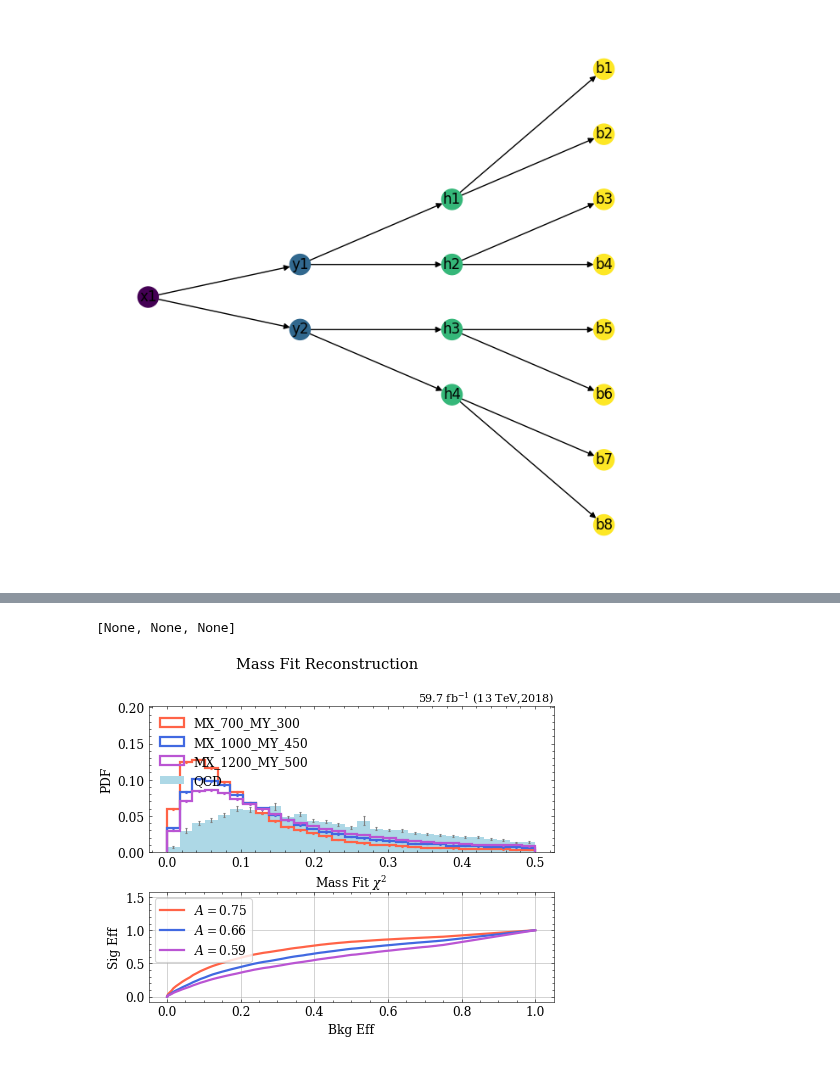
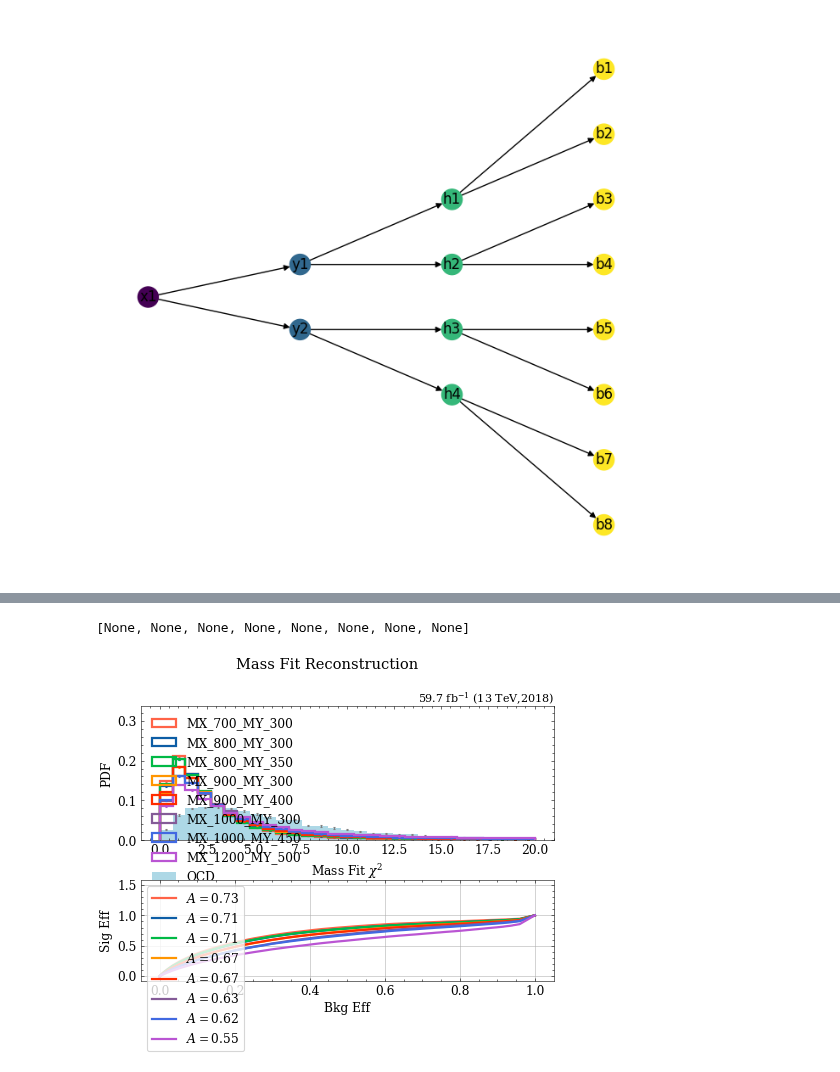
Before and after one commit to ekoenig4/analysis, a Jupyter notebook: jupyter/feynnet/x_yy_4h_8b/mass_fit_reconstruction.ipynb, the cells around one changed output, grey strips where cells are left out. Drawn from its saved outputs; the diff is of its cells as text; code cells hidden in the pictures.

```diff
--- a/jupyter/feynnet/x_yy_4h_8b/mass_fit_reconstruction.ipynb
+++ b/jupyter/feynnet/x_yy_4h_8b/mass_fit_reconstruction.ipynb
@@ -22,4 +22,4 @@ import re
 sys.path.append( git.Repo('.', search_parent_directories=True).working_tree_dir )
 from utils import *
 # %%
-module = fc.eightb.preselection.t8btag_minmass
+module = fc.eightb.feynnet
@@ -26,6 +28,6 @@ module = fc.eightb.preselection.t8btag_minmass
 # %%
-signal = ObjIter([Tree(f, report=False) for f in tqdm(module.signal_list)])
-bkg = ObjIter([Tree(module.Run2_UL18.QCD_B_List)])
+signal = ObjIter([Tree(f, report=False, altfile='test_{base}') for f in tqdm(module.full_signal_list)])
+bkg = ObjIter([Tree(module.Run2_UL18.QCD_B_List, altfile='test_{base}')])
 # %%
 from utils.FeynNet.Feynman import Feynman
 
@@ -137,4 +199,4 @@ def fully_reconstructed(t):
             )
 (signal).apply(fully_reconstructed)
 # %% [output]
-[None, None, None]
+[None, None, None, None, None, None, None, None]
@@ -141,15 +206,15 @@ def fully_reconstructed(t):
 # %%
 study.quick(
     signal+bkg,
     legend=True,
     h_label_stat=None,
     varlist=['reco_rank'],
-    binlist=[(0,0.5,30)],
+    binlist=[(0,20,30)],
     xlabels=['Mass Fit $\chi^2$'],
     suptitle='Mass Fit Reconstruction',
     efficiency=True,
 
     **study.auroc,
 )
 # %% [output]
-[figure, old version]
+[figure, new version]
```
Also changed, not shown: parts of 18 cells of this notebook, 13 other files.
